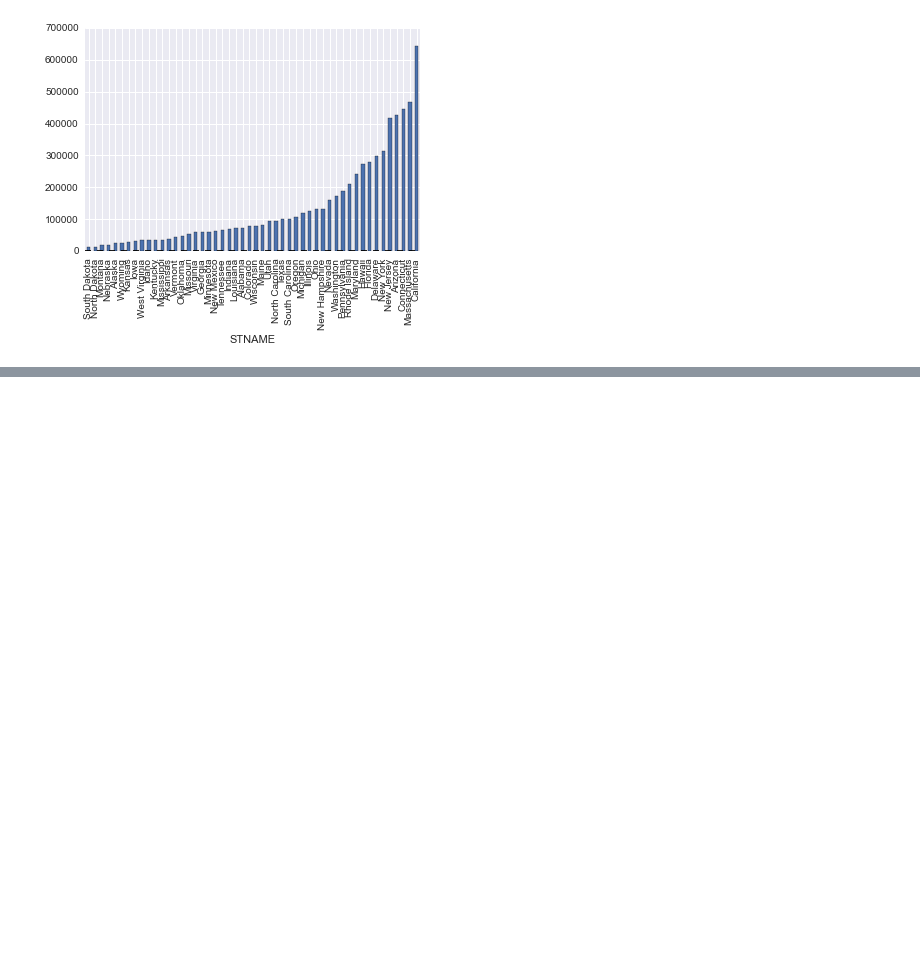
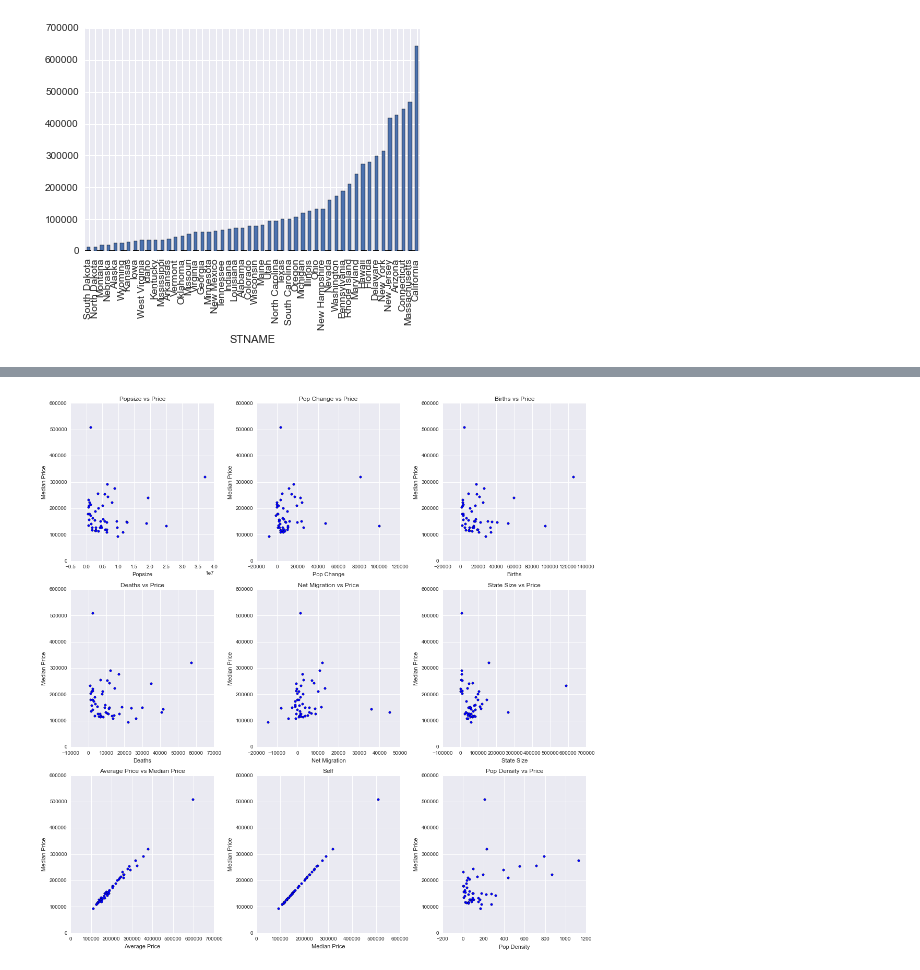
Before and after one commit to polychaos/spring-2015-homeworks, a Jupyter notebook: submissions/Homework-6/State Population Project.ipynb, the cells around one changed output, grey strips where cells are left out. Drawn from its saved outputs; the diff is of its cells as text; code cells hidden in the pictures; blank space fills up the shorter version.

```diff
--- a/submissions/Homework-6/State Population Project.ipynb
+++ b/submissions/Homework-6/State Population Project.ipynb
@@ -131,3 +174,8 @@ states_pop.legend('Change in Population')
 states_pop.display()
 # %% [output]
 [interactive output not drawn]
+# %%
+analysis_set = stonly_all[['ABB', 'STNAME', 'CENSUS2010POP', 'NPOPCHG_2010', 'BIRTHS2010', 'DEATHS2010', 'NETMIG2010', 'SQMILES', 'AVEPRICE', 'MEDPRICE']]
+analysis_set['POPDENSITY'] = analysis_set.CENSUS2010POP / analysis_set.SQMILES
+analysis_set.columns
+#this much smaller data set will be used for regression analyses.
@@ -133,0 +204,52 @@ states_pop.display()
+# %%
+f, axs = plt.subplots(3,3,figsize=(15,15))
+plot_columns = [i for i in analysis_set.columns]
+plot_columns = plot_columns[2:]
+plt.subplot(331)
+plt.scatter(analysis_set.CENSUS2010POP, analysis_set.MEDPRICE)
+plt.title('Popsize vs Price')
+plt.ylabel('Median Price')
+plt.xlabel('Popsize')
+plt.subplot(332)
+plt.scatter(analysis_set.NPOPCHG_2010, analysis_set.MEDPRICE)
+plt.title('Pop Change vs Price')
+plt.ylabel('Median Price')
+plt.xlabel('Pop Change')
+plt.subplot(333)
+plt.scatter(analysis_set.BIRTHS2010, analysis_set.MEDPRICE)
+plt.title('Births vs Price')
+plt.ylabel('Median Price')
+plt.xlabel('Births')
+plt.subplot(334)
+plt.scatter(analysis_set.DEATHS2010, analysis_set.MEDPRICE)
+plt.title('Deaths vs Price')
+plt.ylabel('Median Price')
+plt.xlabel('Deaths')
+plt.subplot(335)
+plt.scatter(analysis_set.NETMIG2010, analysis_set.MEDPRICE)
+plt.title('Net Migration vs Price')
+plt.ylabel('Median Price')
+plt.xlabel('Net Migration')
+plt.subplot(336)
+plt.scatter(analysis_set.SQMILES, analysis_set.MEDPRICE)
+plt.title('State Size vs Price')
+plt.ylabel('Median Price')
+plt.xlabel('State Size')
+plt.subplot(337)
+plt.scatter(analysis_set.AVEPRICE, analysis_set.MEDPRICE)
+plt.title('Average Price vs Median Price')
+plt.ylabel('Median Price')
+plt.xlabel('Average Price')
+plt.subplot(338)
+plt.scatter(analysis_set.MEDPRICE, analysis_set.MEDPRICE)
+plt.title('Self')
+plt.ylabel('Median Price')
+plt.xlabel('Median Price')
+plt.subplot(339)
+plt.scatter(analysis_set.POPDENSITY, analysis_set.MEDPRICE)
+plt.title('Pop Density vs Price')
+plt.ylabel('Median Price')
+plt.xlabel('Pop Density')
+plt.tight_layout()
+# %% [output]
+[figure, added]
```
Also changed, not shown: parts of 12 cells of this notebook, 12 other files.
